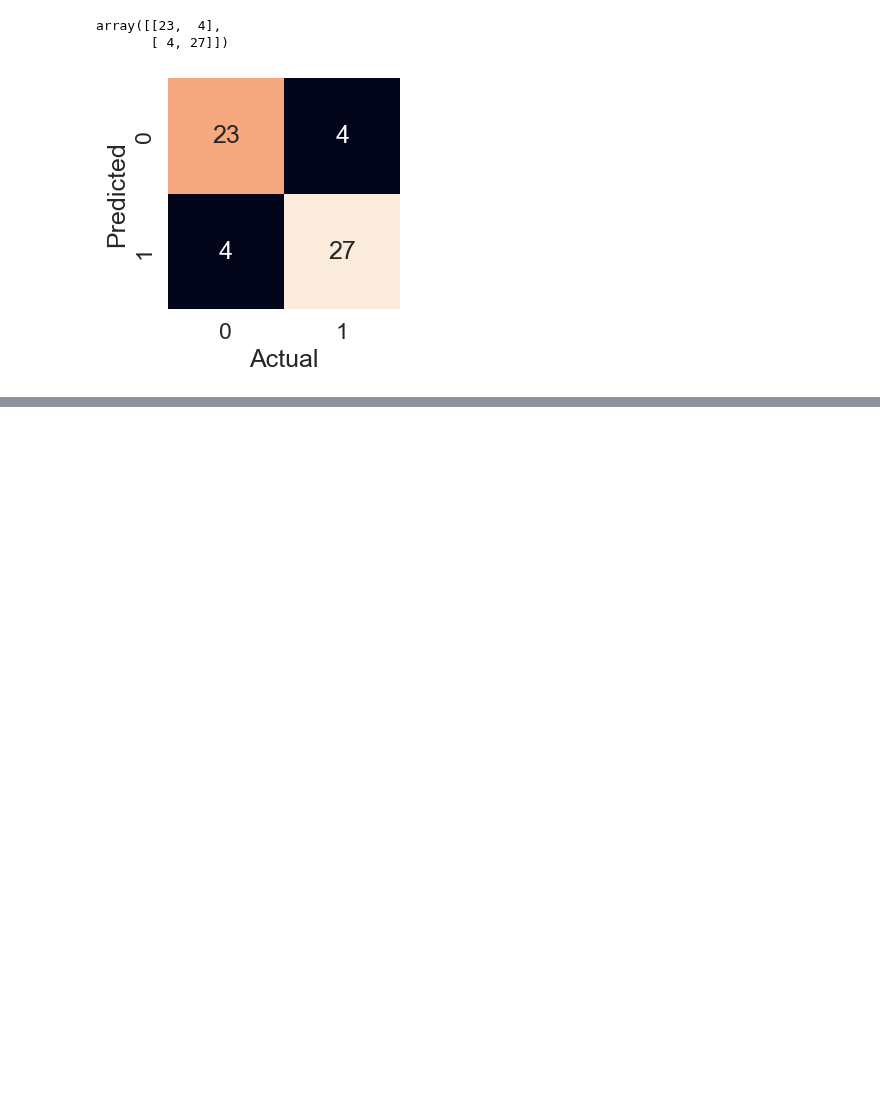
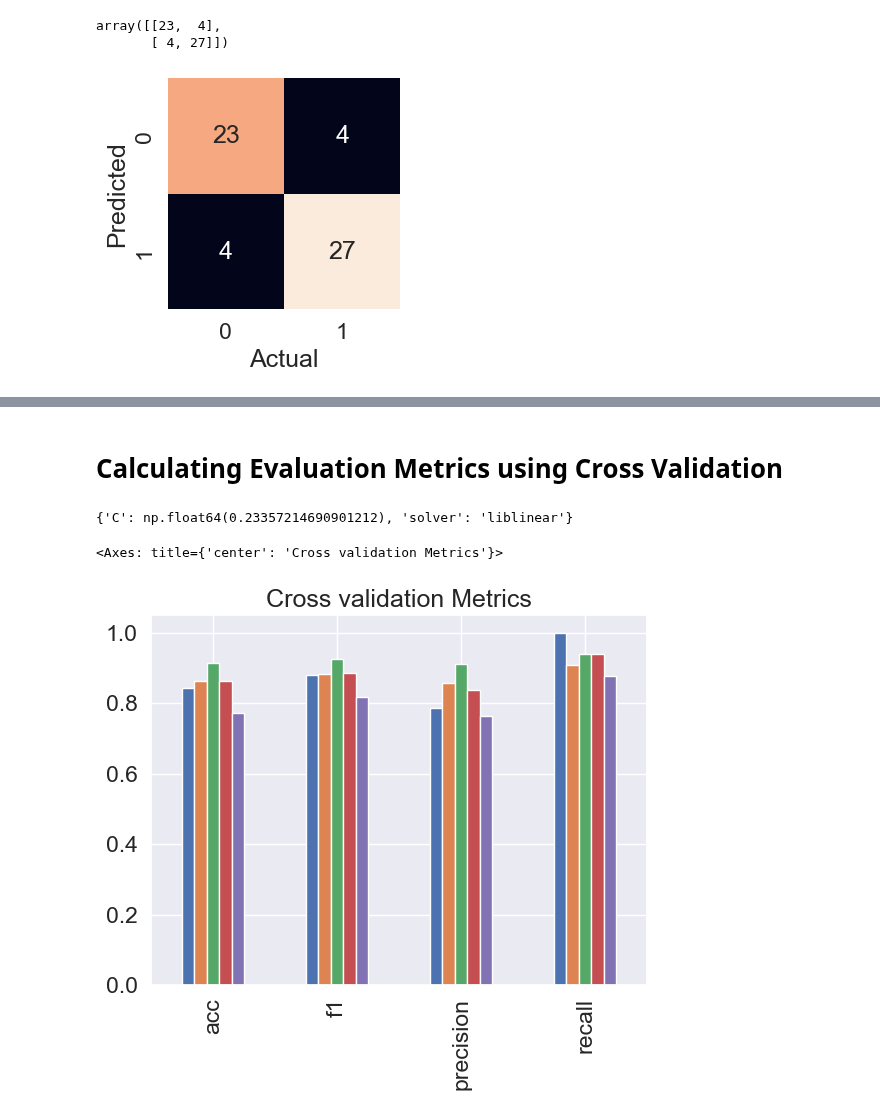
Before and after one commit to FairozAhmadSheikh/Machine_and_Deep_Learning_Basic_To_Advance, a Jupyter notebook: For_Hospital_using_heart_disease.ipynb, the cells around one changed output, grey strips where cells are left out. Cells and saved outputs as stored; diff of their text form; code cells hidden in the pictures; blank space fills up the shorter version.

Commit message:
Evaluation using Cross Validation

```diff
--- a/For_Hospital_using_heart_disease.ipynb
+++ b/For_Hospital_using_heart_disease.ipynb
@@ -464,0 +477,25 @@ conf_mat(y_preds,y_test)
+# %% [markdown]
+# Calculating Evaluation Metrics using Cross Validation
+# %%
+gs_log_reg.best_params_
+# %% [output]
+{'C': np.float64(0.23357214690901212), 'solver': 'liblinear'}
+# %%
+clf=LogisticRegression(C=0.23357214690901212,
+                      solver="liblinear")
+# %%
+cv_accuracy = cross_val_score(clf, X, y, scoring='accuracy')
+cv_f1 = cross_val_score(clf, X, y, scoring='f1')
+cv_precision = cross_val_score(clf, X, y, scoring='precision')
+cv_recall = cross_val_score(clf, X, y, scoring='recall')
+# %%
+cv_metrics=pd.DataFrame({
+    "acc":cv_accuracy,
+    "f1":cv_f1,
+    "precision":cv_precision,
+    "recall":cv_recall
+})
+cv_metrics.T.plot.bar(title="Cross validation Metrics",legend=False)
+# %% [output]
+<Axes: title={'center': 'Cross validation Metrics'}>
+[figure, added]
```
Also changed, not shown: parts of 1 cell of this notebook.
